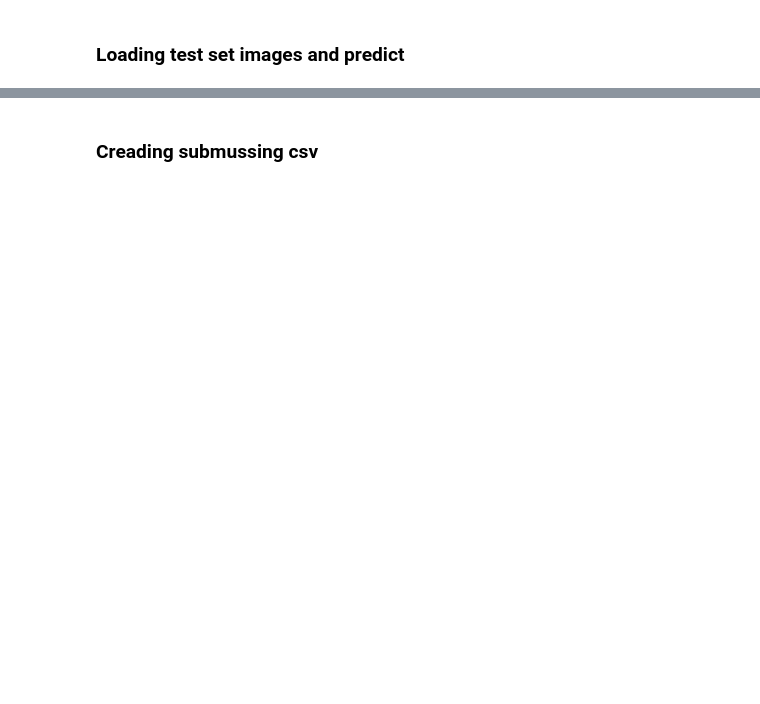
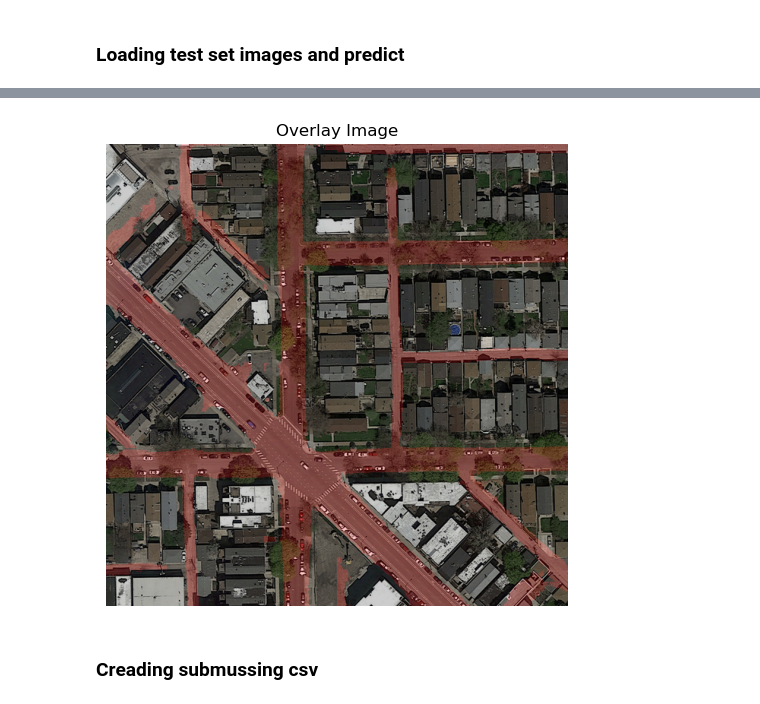
Before and after one commit to haraldhob/ML_course, a Jupyter notebook: projects/project2/project_road_segmentation/project 2.ipynb, the cells around one changed output, grey strips where cells are left out. Cells and saved outputs as stored; diff of their text form; code cells hidden in the pictures; blank space fills up the shorter version.

```diff
--- a/projects/project2/project_road_segmentation/project 2.ipynb
+++ b/projects/project2/project_road_segmentation/project 2.ipynb
@@ -814,3 +834,9 @@ display([test_images[i], 0*sample_mask, predicted_majority_patches])
+# %%
+# Displaying arbitrary image
+i = random.randint(0, len(test_images) - 1)
+display_overlay(test_images[i], predictions[i])
+# %% [output]
+[figure, added]
 # %% [markdown]
 ### Creading submussing csv
 # %%
```
Also changed, not shown: parts of 12 cells of this notebook.
